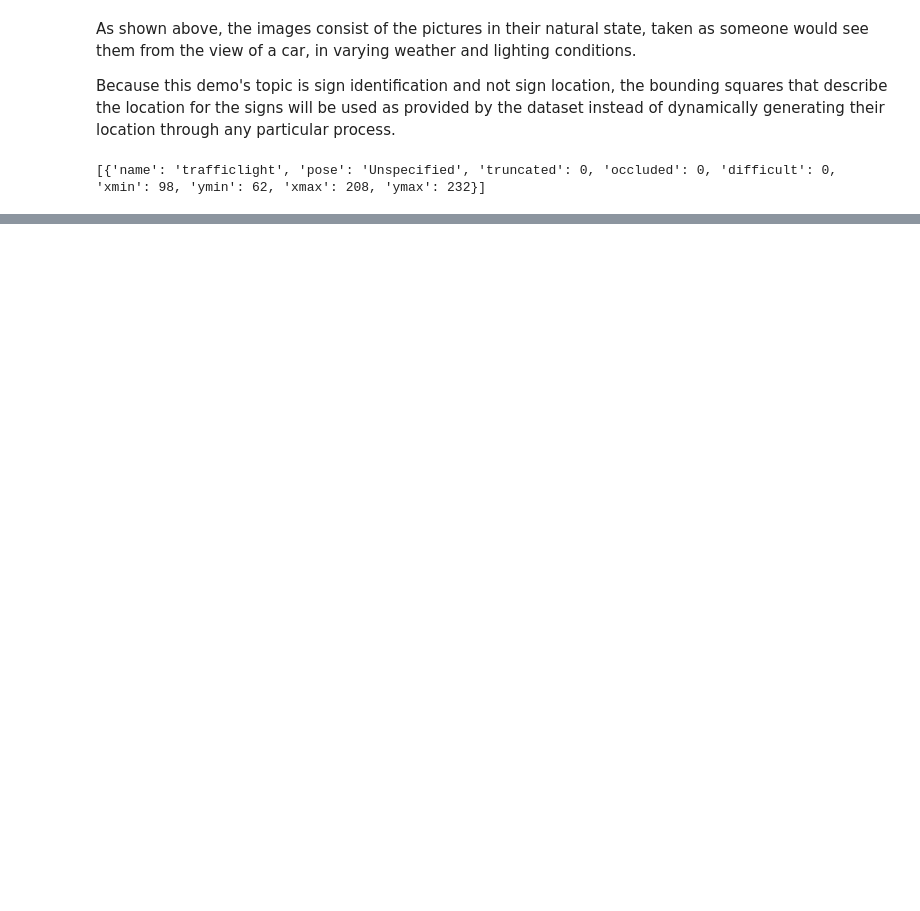
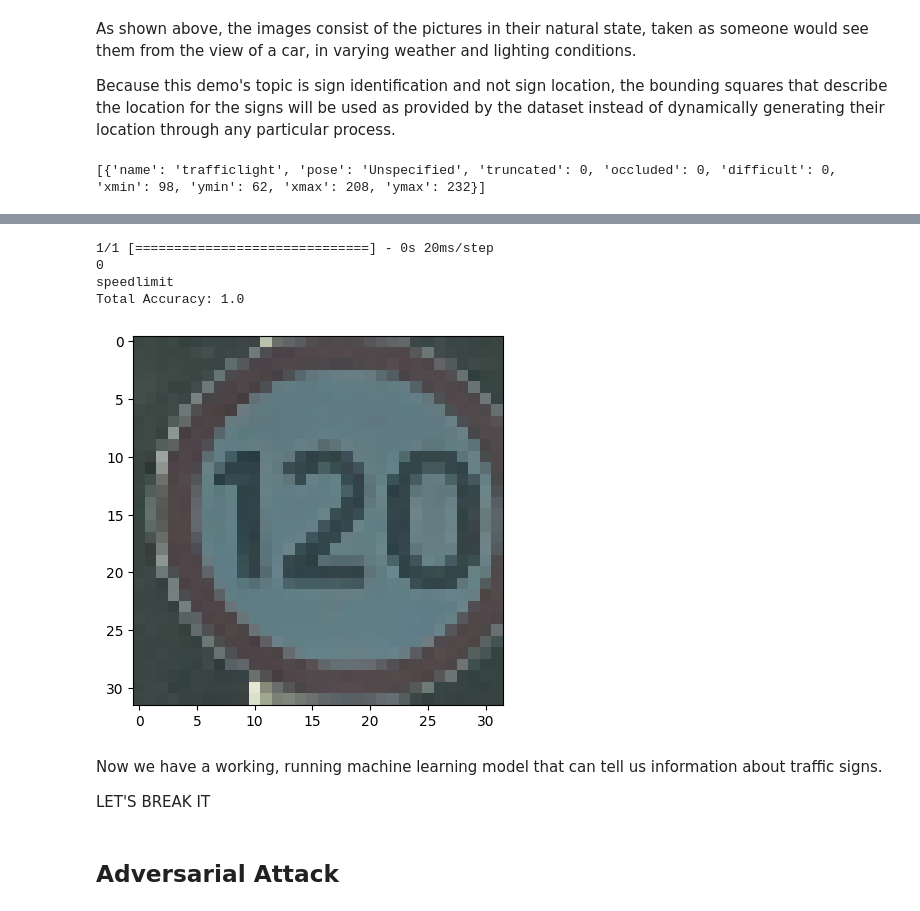
Before and after one commit to nstoltzfus3/traffic-blog, a Jupyter notebook: adversarial/A Small Empirical Study on Adversarial Traffic Signs.ipynb, the cells around one changed output, grey strips where cells are left out. Cells and saved outputs as stored; diff of their text form; code cells hidden in the pictures; blank space fills up the shorter version.

```diff
--- a/adversarial/A Small Empirical Study on Adversarial Traffic Signs.ipynb
+++ b/adversarial/A Small Empirical Study on Adversarial Traffic Signs.ipynb
@@ -149,0 +115,8 @@ def extract_images(anno_dict):
+# %%
+# sanity checking to ensure all labels are correct
+for image in annotations:
+    for obj in annotations[image]:
+        labels = ['crosswalk', 'stop', 'speedlimit', 'trafficlight']
+        label = obj['name']
+        if (label not in labels):
+            print(label)
@@ -149,0 +342,43 @@ def extract_images(anno_dict):
+# %%
+data=[]
+for img in images:
+    data.append(np.array(img))
+
+
+X_test=np.array(data)
+
+pred = model.predict(X_test)
+
+pred_list = []
+for p in pred:
+    pred_list.append(np.where(p==max(p))[0])
+
+# print(pred)
+# print(labels)
+# print(pred_list)
+right = 0
+for i in range(len(pred_list)):
+    if (labels[i] == pred_list[i]):
+        right+=1
+
+for i, im in enumerate(images):
+    print(i)
+    plt.figure()
+    plt.imshow(im)
+    print(label_names[int(pred_list[i])])
+
+print("Total Accuracy: " + str(right / len(labels)))
+
+model.save('traffic_classifier.keras')#to save
+# %% [output]
+1/1 [==============================] - 0s 20ms/step
+0
+speedlimit
+Total Accuracy: 1.0
+[figure, added]
+# %% [markdown]
+Now we have a working, running machine learning model that can tell us information about traffic signs.
+
+LET'S BREAK IT
+# %% [markdown]
+## Adversarial Attack
```
Also changed, not shown: parts of 21 cells of this notebook, 3 other files.
